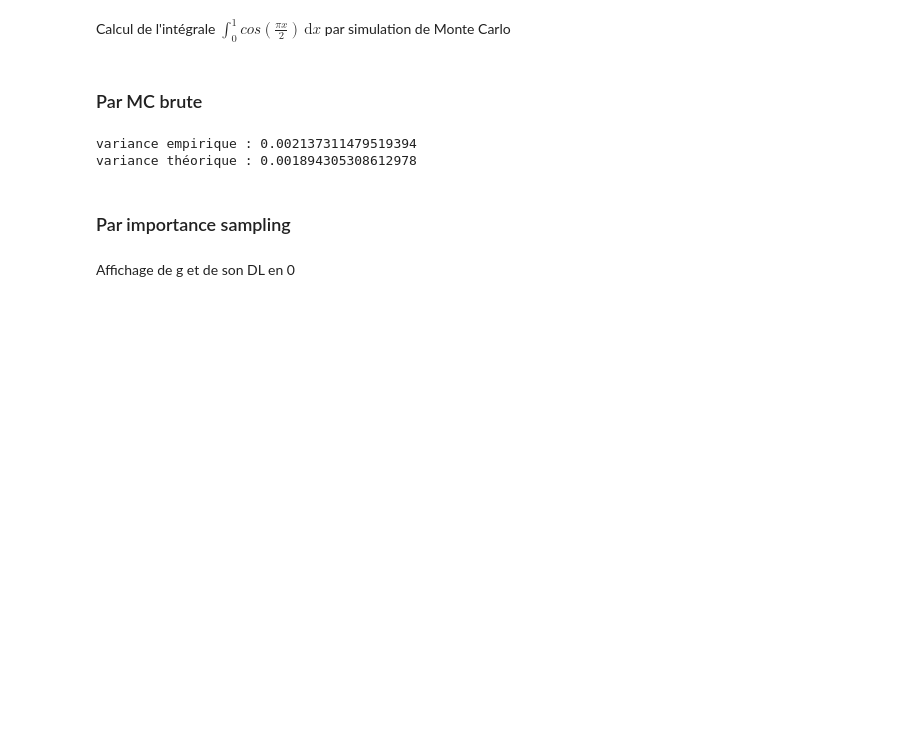
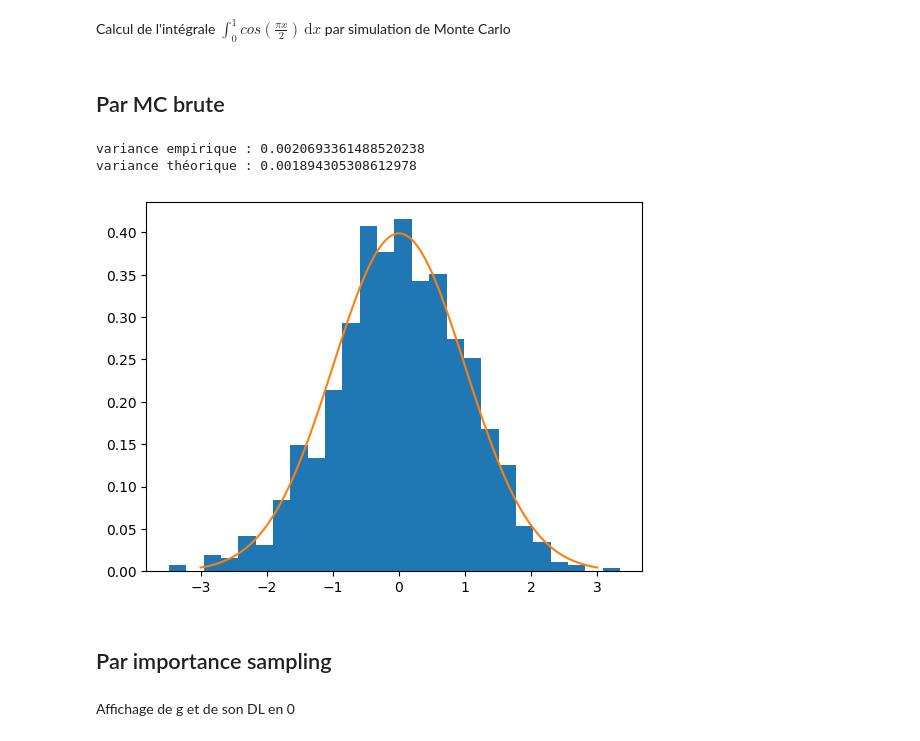
Before and after one commit to PaulAntoineLeveilley/filtrage-bay-sien, a Jupyter notebook: tp 1.ipynb, the cells around one changed output. Cells and saved outputs as stored; diff of their text form; code cells hidden in the pictures; blank space fills up the shorter version.

```diff
--- a/tp 1.ipynb
+++ b/tp 1.ipynb
@@ -10,7 +12,7 @@ import matplotlib.pyplot as plt
 from scipy.integrate import quad
 import warnings
 # %% [markdown]
-### Par MC brute
+## Par MC brute
 # %%
 iterations_mc = 1000
 taille_echantillon=50
@@ -32,15 +34,27 @@ def simulation_mu_n(iterations_mc,taille_echantillon,estimateur):
         proba_acceptation.append(estimateur_value["acceptation"])
     return({"estimation" : np.array(estimation),"acceptation" : np.mean(np.array(proba_acceptation))})
 # %%
-variance_emp_1 =  np.var(simulation_mu_n(iterations_mc,taille_echantillon,mu_n)["estimation"])
-variance_theo_1 = ((1/2-4/(math.pi)**2)/50)
+monte_carlo_vector_1 = simulation_mu_n(iterations_mc,taille_echantillon,mu_n)["estimation"]
+variance_emp_1 =  np.var(monte_carlo_vector_1)
+variance_theo_1 = ((1/2-4/(math.pi)**2)/taille_echantillon)
 print("variance empirique : "+str(variance_emp_1))
 print("variance théorique : " + str(variance_theo_1))
 # %% [output]
-variance empirique : 0.002137311479519394
+variance empirique : 0.0020693361488520238
 variance théorique : 0.001894305308612978
+# %%
+"""Comparaison à la loi normale par le TCL"""
+import scipy.stats as stats
+x = np.linspace(-3, 3, 100)
+
+mu_theorique = 2/math.pi
+plt.hist((monte_carlo_vector_1-mu_theorique)/(np.sqrt(variance_emp_1)), bins="auto", density=True)
+plt.plot(x, stats.norm.pdf(x, 0, 1))
+plt.show()
+# %% [output]
+[figure, added]
 # %% [markdown]
-### Par importance sampling
+## Par importance sampling
 # %%
 def developement_limite_g(x):
     """DL de g en 0"""
```
Also changed, not shown: parts of 8 cells of this notebook.
